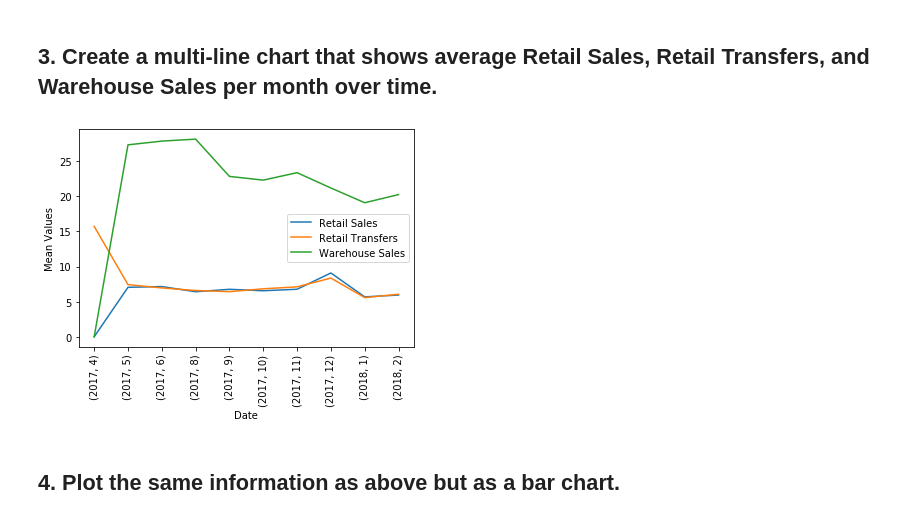
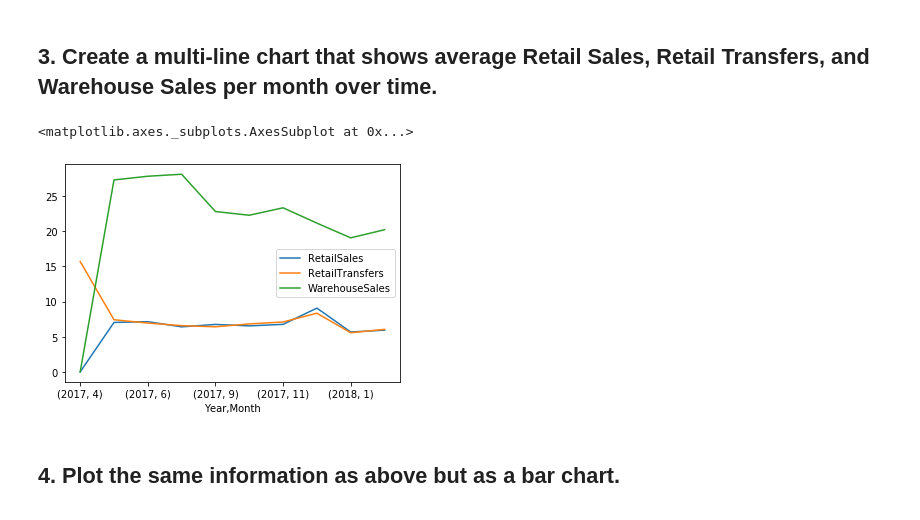
Before and after one commit to ironhack-datalabs/datamad0320, a Jupyter notebook: module-2/lab-plotting-multiple-data-series/your-code/main.ipynb, the cells around one changed output. Drawn from its saved outputs; the diff is of its cells as text; code cells hidden in the pictures.

```diff
--- a/module-2/lab-plotting-multiple-data-series/your-code/main.ipynb
+++ b/module-2/lab-plotting-multiple-data-series/your-code/main.ipynb
@@ -44,23 +44,13 @@ data2.sort_values(ascending=False)[:10].T.plot.barh()
 [figure]
 # %% [markdown]
 ## 3. Create a multi-line chart that shows average Retail Sales, Retail Transfers, and Warehouse Sales per month over time.
-# %%
-data2=data.groupby(["Year","Month"]).mean()
-lista_indices=list(data2.index)
-lista_indices=[str(fecha) for fecha in lista_indices]
-
-data2=data2.reset_index()
-data2['date']=lista_indices
-
-plt.plot(data2["date"],data2["RetailSales"],data2["date"],data2["RetailTransfers"],data2["date"],data2["WarehouseSales"])
-
-plt.legend(["Retail Sales","Retail Transfers","Warehouse Sales"])
-
-plt.xticks(rotation='90')
-plt.xlabel("Date")
-plt.ylabel("Mean Values");
-# %% [output]
-[figure, removed]
+# %%
+data2=data.groupby(["Year","Month"]).mean()
+
+data2.plot.line()
+# %% [output]
+<matplotlib.axes._subplots.AxesSubplot at 0x...>
+[figure, added]
 # %% [markdown]
 ## 4. Plot the same information as above but as a bar chart.
 # %%
```
